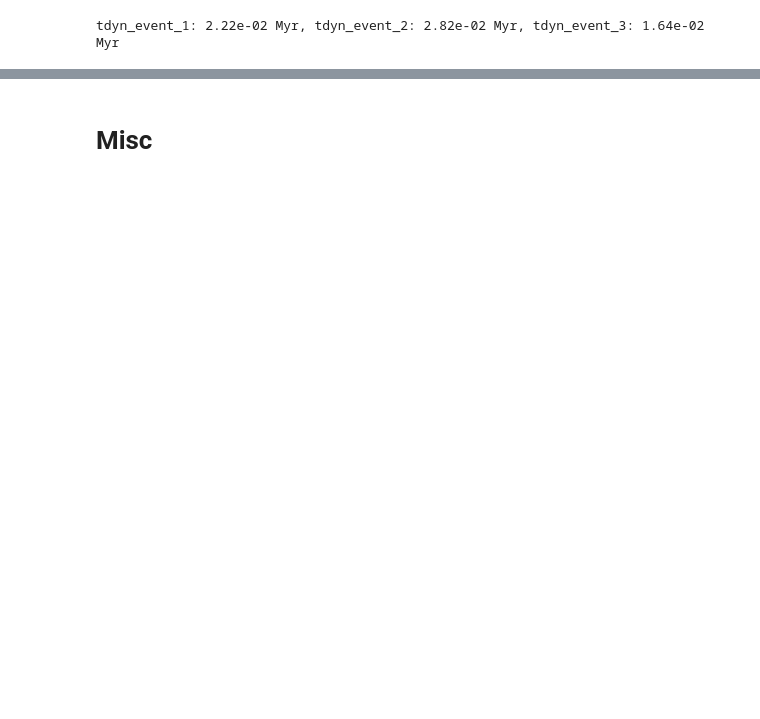
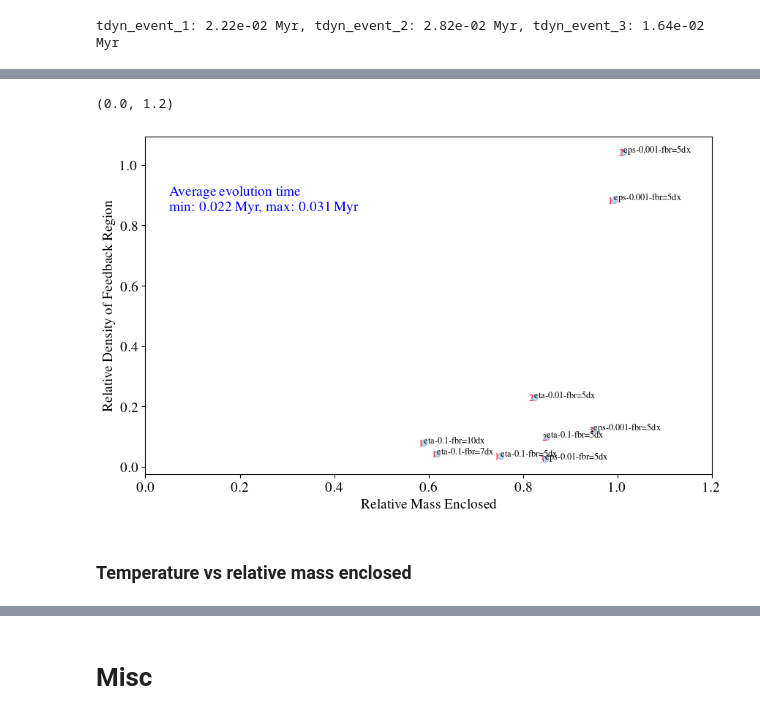
Before and after one commit to simonetgordon/smartstar_simulation_analysis, a Jupyter notebook: python_scripts/plot_tc_ts_ratio.ipynb, the cells around one changed output, grey strips where cells are left out. Cells and saved outputs as stored; diff of their text form; code cells hidden in the pictures; blank space fills up the shorter version.

```diff
--- a/python_scripts/plot_tc_ts_ratio.ipynb
+++ b/python_scripts/plot_tc_ts_ratio.ipynb
@@ -1586,0 +1801,3 @@ tdyn_event_1: 2.22e-02 Myr, tdyn_event_2: 2.82e-02 Myr, tdyn_event_3: 1.64e-02 M
+# %%
+df['relative_number_density_in_region'] = df['relative_number_density_in_region'].astype('float')
+df['relative_number_density_in_region'].max(), df['relative_number_density_in_region'].min()
@@ -1586,0 +1806,15 @@ tdyn_event_1: 2.22e-02 Myr, tdyn_event_2: 2.82e-02 Myr, tdyn_event_3: 1.64e-02 M
+# %%
+# Remove initial states
+df_filtered = df[~df['simulation_name'].str.startswith('Initial State')]
+
+# Remove -2 simulations
+df_filtered = df_filtered[~df_filtered['simulation_name'].str.endswith('-2')]
+
+# # Filter by age
+df_filtered = df_filtered[df_filtered['age_difference_myr'] <= 0.05]
+df_filtered = df_filtered[df_filtered['age_difference_myr'] >= 0.01]
+# %%
+# Now, group by 'simulation_name' and 'event' and calculate the mean for each group
+columms_to_average = ['bh_specific_heating_rate', 'relative_mass_enclosed', 'age_difference_myr', 'relative_mass_in_region', 'num_cells', 'mass_in_region_msun', 'relative_number_density_in_region']
+df_filtered = df_filtered.groupby(['simulation_name', 'event'])[columms_to_average].mean().reset_index()
+df_filtered.sort_values('relative_number_density_in_region', ascending=False)
@@ -1586,0 +1832,25 @@ tdyn_event_1: 2.22e-02 Myr, tdyn_event_2: 2.82e-02 Myr, tdyn_event_3: 1.64e-02 M
+# %%
+fig = plt.figure(figsize=(10, 6))
+setup_plot_env(fontsize=14)
+#df_plot = average_df
+
+#average_df.sort_values('relative_mass_in_region', ascending=False)
+plt.scatter(df_filtered['relative_mass_enclosed'], df_filtered['relative_number_density_in_region'], alpha=0.3)
+for i, row in df_filtered.iterrows():
+    # if i in [len(reduced_df)-1]:
+    #     continue
+    plt.text(row['relative_mass_enclosed'], row['relative_number_density_in_region'], row['simulation_name'], fontsize=9, ha='left')
+    plt.text(row['relative_mass_enclosed']-0.01, row['relative_number_density_in_region']-0.01, row['event'], fontsize=9, ha='left', color='red')
+plt.xlabel('Relative Mass Enclosed')
+plt.ylabel('Relative Density of Feedback Region')
+plt.text(0.05, 0.85, f"Average evolution time \n min: {df_filtered['age_difference_myr'].min():.3f} Myr, max: {df_filtered['age_difference_myr'].max():.3f} Myr",
+color='blue')
+#plt.yscale('log')
+# plt.xscale('log')
+#plt.ylim(1e-4, 1e1)
+plt.xlim(0.0, 1.2)
+# %% [output]
+(0.0, 1.2)
+[figure, added]
+# %% [markdown]
+### Temperature vs relative mass enclosed
```
Also changed, not shown: parts of 36 cells of this notebook.
